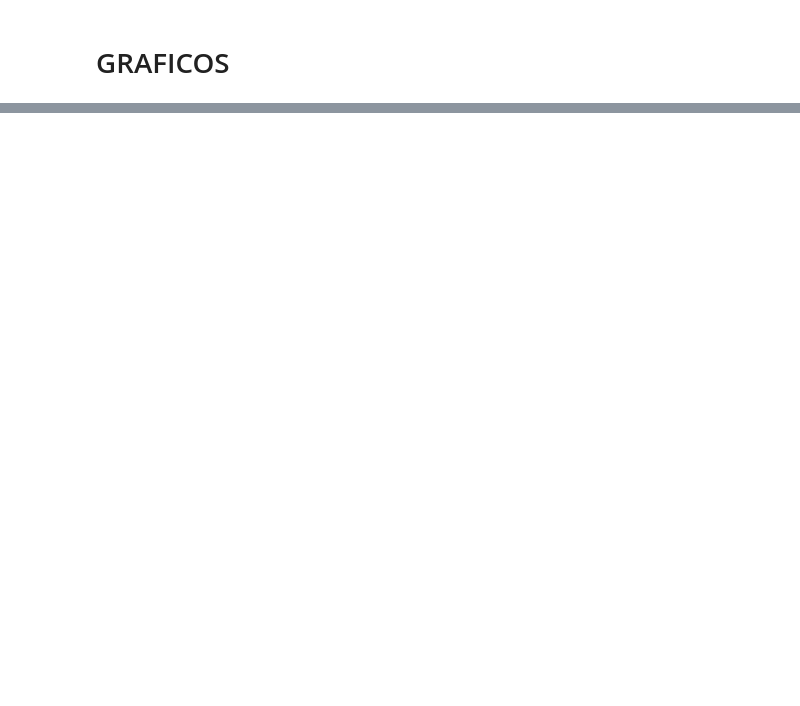
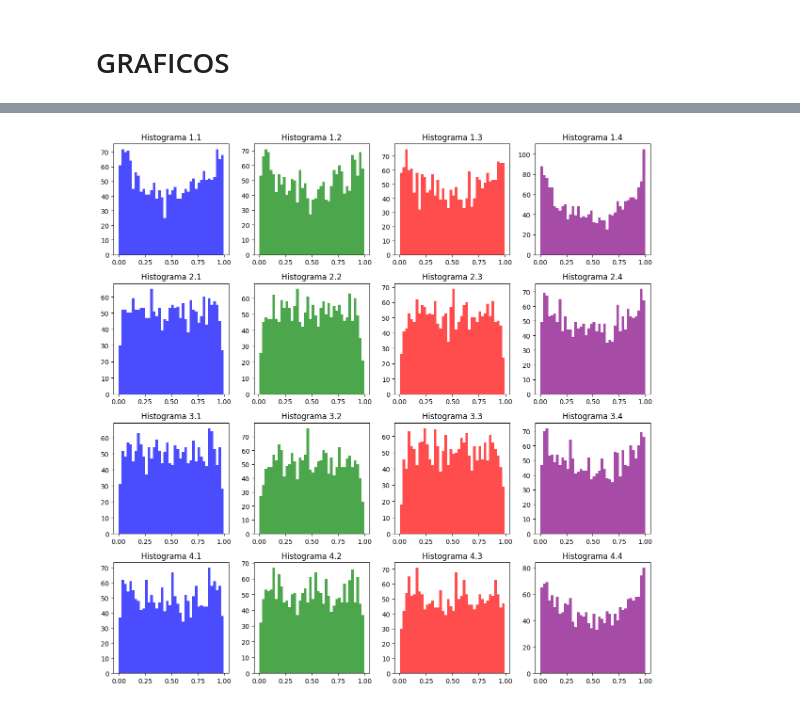
Before and after one commit to julianlheureux/Priors, a Jupyter notebook: Simulacion escalado priors.ipynb, the cells around one changed output, grey strips where cells are left out. Cells and saved outputs as stored; diff of their text form; code cells hidden in the pictures; blank space fills up the shorter version.

```diff
--- a/Simulacion escalado priors.ipynb
+++ b/Simulacion escalado priors.ipynb
@@ -642,0 +679,99 @@ plt.show()
+# %%
+x1_1 = np.random.normal(0,1.2,n)
+
+x2_1 = np.random.normal(0,100,n)
+
+x3_1 = np.random.normal(0,10,n)
+
+b0_3_1 = np.random.normal(0,1.5,s)
+b1_3_1 = np.random.normal(0,1/np.std(x1_1),s)
+b2_3_1 = np.random.normal(0,1/np.std(x2_1),s)
+b3_3_1 = np.random.normal(0,1/np.std(x3_1),s)
+x1_1_q1 = np.quantile(x1_1, 0.2)
+x1_1_q2 = np.quantile(x1_1, 0.4)
+x1_1_q3 = np.quantile(x1_1, 0.6)
+x1_1_q4 = np.quantile(x1_1, 0.8)
+x2_1_q1 = np.quantile(x2_1, 0.2)
+x2_1_q2 = np.quantile(x2_1, 0.4)
+x2_1_q3 = np.quantile(x2_1, 0.6)
+x2_1_q4 = np.quantile(x2_1, 0.8)
+x3_1_q1 = np.quantile(x3_1, 0.2)
+x3_1_q2 = np.quantile(x3_1, 0.4)
+x3_1_q3 = np.quantile(x3_1, 0.6)
+x3_1_q4 = np.quantile(x3_1, 0.8)
+
+eta_3_1_q11 = b0_3_1 + b1_3_1 * x1_1_q1 + b2_3_1 * x2_1_q1 + b3_3_1 * x3_1_q3
+eta_3_1_q12 = b0_3_1 + b1_3_1 * x1_1_q1 + b2_3_1 * x2_1_q2 + b3_3_1 * x3_1_q3
+eta_3_1_q13 = b0_3_1 + b1_3_1 * x1_1_q1 + b2_3_1 * x2_1_q3 + b3_3_1 * x3_1_q3
+eta_3_1_q14 = b0_3_1 + b1_3_1 * x1_1_q1 + b2_3_1 * x2_1_q4 + b3_3_1 * x3_1_q3
+eta_3_1_q21 = b0_3_1 + b1_3_1 * x1_1_q2 + b2_3_1 * x2_1_q1 + b3_3_1 * x3_1_q3
+eta_3_1_q22 = b0_3_1 + b1_3_1 * x1_1_q2 + b2_3_1 * x2_1_q2 + b3_3_1 * x3_1_q3
+eta_3_1_q23 = b0_3_1 + b1_3_1 * x1_1_q2 + b2_3_1 * x2_1_q3 + b3_3_1 * x3_1_q3
+eta_3_1_q24 = b0_3_1 + b1_3_1 * x1_1_q2 + b2_3_1 * x2_1_q4 + b3_3_1 * x3_1_q3
+eta_3_1_q31 = b0_3_1 + b1_3_1 * x1_1_q3 + b2_3_1 * x2_1_q1 + b3_3_1 * x3_1_q3
+eta_3_1_q32 = b0_3_1 + b1_3_1 * x1_1_q3 + b2_3_1 * x2_1_q2 + b3_3_1 * x3_1_q3
+eta_3_1_q33 = b0_3_1 + b1_3_1 * x1_1_q3 + b2_3_1 * x2_1_q3 + b3_3_1 * x3_1_q3
+eta_3_1_q34 = b0_3_1 + b1_3_1 * x1_1_q3 + b2_3_1 * x2_1_q4 + b3_3_1 * x3_1_q3
+eta_3_1_q41 = b0_3_1 + b1_3_1 * x1_1_q4 + b2_3_1 * x2_1_q1 + b3_3_1 * x3_1_q3
+eta_3_1_q42 = b0_3_1 + b1_3_1 * x1_1_q4 + b2_3_1 * x2_1_q2 + b3_3_1 * x3_1_q3
+eta_3_1_q43 = b0_3_1 + b1_3_1 * x1_1_q4 + b2_3_1 * x2_1_q3 + b3_3_1 * x3_1_q3
+eta_3_1_q44 = b0_3_1 + b1_3_1 * x1_1_q4 + b2_3_1 * x2_1_q4 + b3_3_1 * x3_1_q3
+p_3_1_q11 = expit(eta_3_1_q11)
+p_3_1_q12 = expit(eta_3_1_q12)
+p_3_1_q13 = expit(eta_3_1_q13)
+p_3_1_q14 = expit(eta_3_1_q14)
+p_3_1_q21 = expit(eta_3_1_q21)
+p_3_1_q22 = expit(eta_3_1_q22)
+p_3_1_q23 = expit(eta_3_1_q23)
+p_3_1_q24 = expit(eta_3_1_q24)
+p_3_1_q31 = expit(eta_3_1_q31)
+p_3_1_q32 = expit(eta_3_1_q32)
+p_3_1_q33 = expit(eta_3_1_q33)
+p_3_1_q34 = expit(eta_3_1_q34)
+p_3_1_q41 = expit(eta_3_1_q41)
+p_3_1_q42 = expit(eta_3_1_q42)
+p_3_1_q43 = expit(eta_3_1_q43)
+p_3_1_q44 = expit(eta_3_1_q44)
+
+print(np.std(eta_3_1_q33))
+# Crear una figura y una cuadrícula de subgráficos
+fig, axs = plt.subplots(4, 4, figsize=(12, 12))
+
+# Agregar histogramas a cada subplot
+axs[0, 0].hist(p_3_1_q11, bins=40, color='blue', alpha=0.7)
+axs[0, 1].hist(p_3_1_q12, bins=40, color='green', alpha=0.7)
+axs[0, 2].hist(p_3_1_q13, bins=40, color='red', alpha=0.7)
+axs[0, 3].hist(p_3_1_q14, bins=40, color='purple', alpha=0.7)
+axs[0, 0].set_title('Histograma 1.1')
+axs[0, 1].set_title('Histograma 1.2')
+axs[0, 2].set_title('Histograma 1.3')
+axs[0, 3].set_title('Histograma 1.4')
+axs[1, 0].hist(p_3_1_q21, bins=40, color='blue', alpha=0.7)
+axs[1, 1].hist(p_3_1_q22, bins=40, color='green', alpha=0.7)
+axs[1, 2].hist(p_3_1_q23, bins=40, color='red', alpha=0.7)
+axs[1, 3].hist(p_3_1_q24, bins=40, color='purple', alpha=0.7)
+axs[1, 0].set_title('Histograma 2.1')
+axs[1, 1].set_title('Histograma 2.2')
+axs[1, 2].set_title('Histograma 2.3')
+axs[1, 3].set_title('Histograma 2.4')
+axs[2, 0].hist(p_3_1_q31, bins=40, color='blue', alpha=0.7)
+axs[2, 1].hist(p_3_1_q32, bins=40, color='green', alpha=0.7)
+axs[2, 2].hist(p_3_1_q33, bins=40, color='red', alpha=0.7)
+axs[2, 3].hist(p_3_1_q34, bins=40, color='purple', alpha=0.7)
+axs[2, 0].set_title('Histograma 3.1')
+axs[2, 1].set_title('Histograma 3.2')
+axs[2, 2].set_title('Histograma 3.3')
+axs[2, 3].set_title('Histograma 3.4')
+axs[3, 0].hist(p_3_1_q41, bins=40, color='blue', alpha=0.7)
+axs[3, 1].hist(p_3_1_q42, bins=40, color='green', alpha=0.7)
+axs[3, 2].hist(p_3_1_q43, bins=40, color='red', alpha=0.7)
+axs[3, 3].hist(p_3_1_q44, bins=40, color='purple', alpha=0.7)
+axs[3, 0].set_title('Histograma 4.1')
+axs[3, 1].set_title('Histograma 4.2')
+axs[3, 2].set_title('Histograma 4.3')
+axs[3, 3].set_title('Histograma 4.4')
+
+# Ajustar el diseño
+plt.tight_layout()
+plt.show();
+# %% [output]
@@ -642,0 +779 @@ plt.show()
+[figure, added]
```
Also changed, not shown: parts of 18 cells of this notebook, 1 other file.
